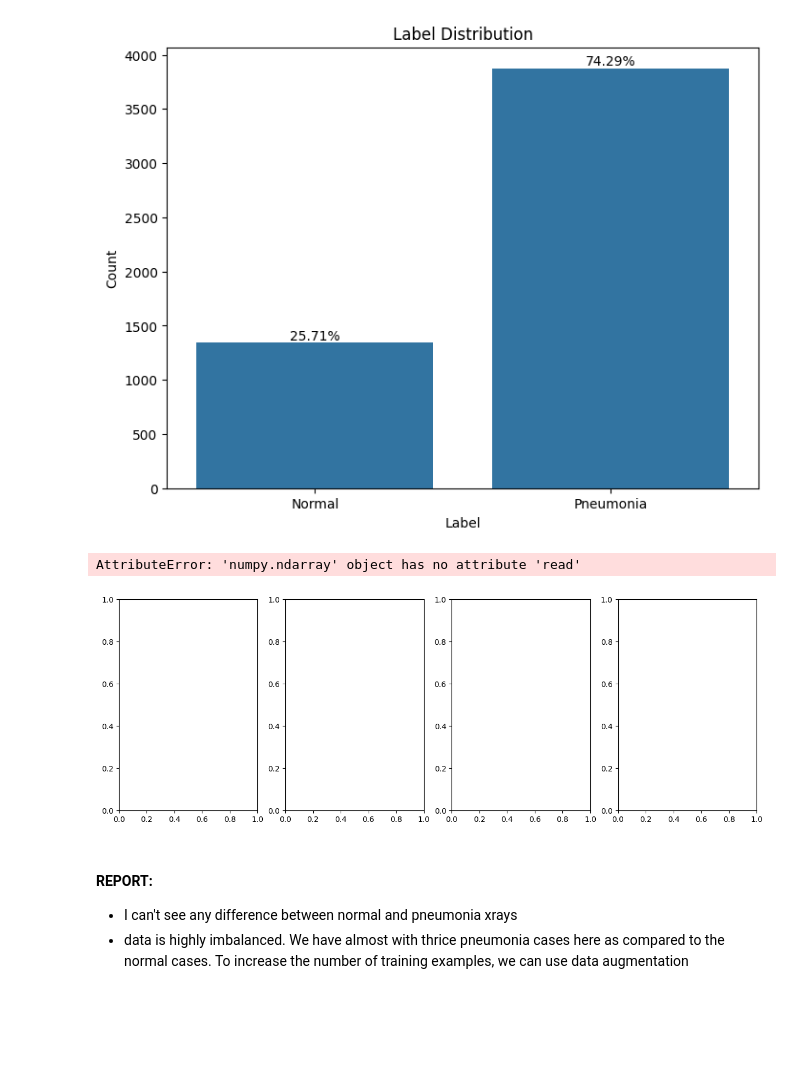
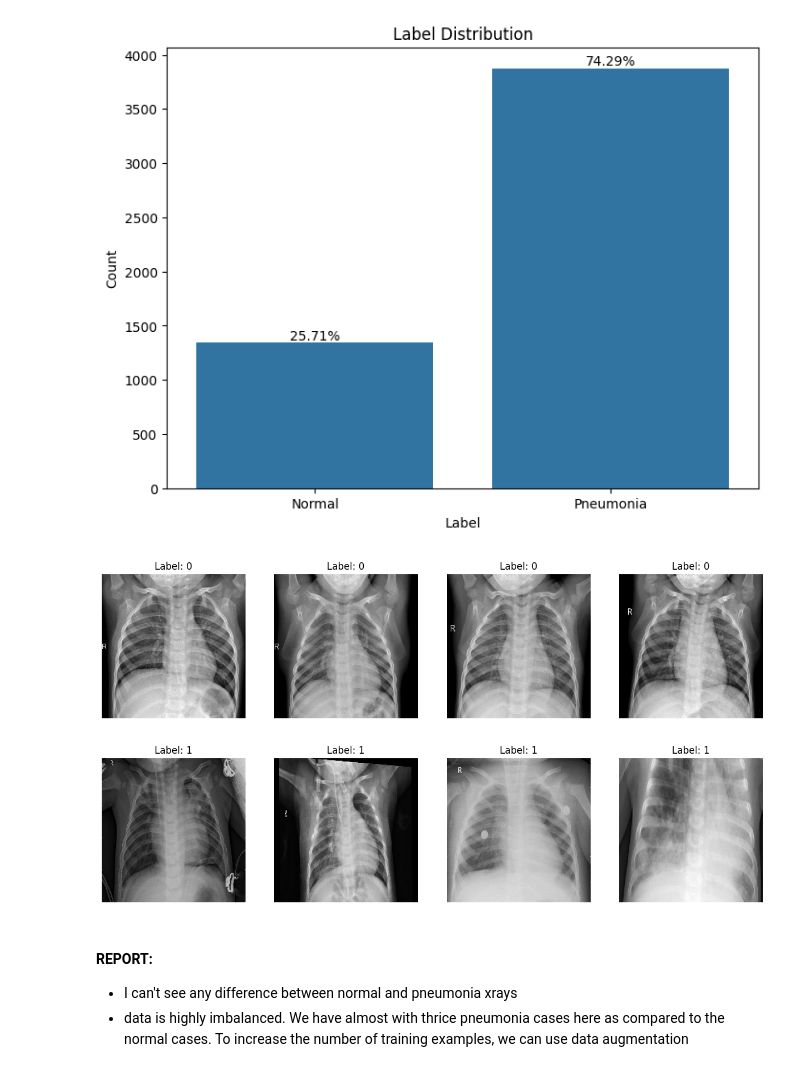
Before and after one commit to nexusfb/ETH-MLxHC-Interpretable-Medical-Data-Classification, a Jupyter notebook: pj1_pt2f.ipynb, the cells around one changed output. Drawn from its saved outputs; the diff is of its cells as text; code cells hidden in the pictures; blank space fills up the shorter version.

```diff
--- a/pj1_pt2f.ipynb
+++ b/pj1_pt2f.ipynb
@@ -156,21 +158,21 @@ plt.show()
 # %%
 # 3 - plot samples
 def plot_examples(df, label, num_examples=4):
     fig, axes = plt.subplots(1, num_examples, figsize=(15, 5))
     filtered_df = df[df['label'] == label].sample(num_examples)
     for i, (_, row) in enumerate(filtered_df.iterrows()):
-        img_path = row['image']
-        img = Image.open(img_path)
+        img = row['image']
+        #img = Image.open(img_path)
         axes[i].imshow(img, cmap='gray')
         axes[i].set_title(f'Label: {label}')
         axes[i].axis('off')
     plt.show()
 
 plot_examples(train_df, label=0)
 plot_examples(train_df, label=1)
 # %% [output]
-AttributeError: 'numpy.ndarray' object has no attribute 'read'
-[figure, old version]
+[figure, new version]
+[figure, added]
 # %% [markdown]
 #### REPORT:
 - I can't see any difference between normal and pneumonia xrays
```
Also changed, not shown: parts of 16 cells of this notebook.
